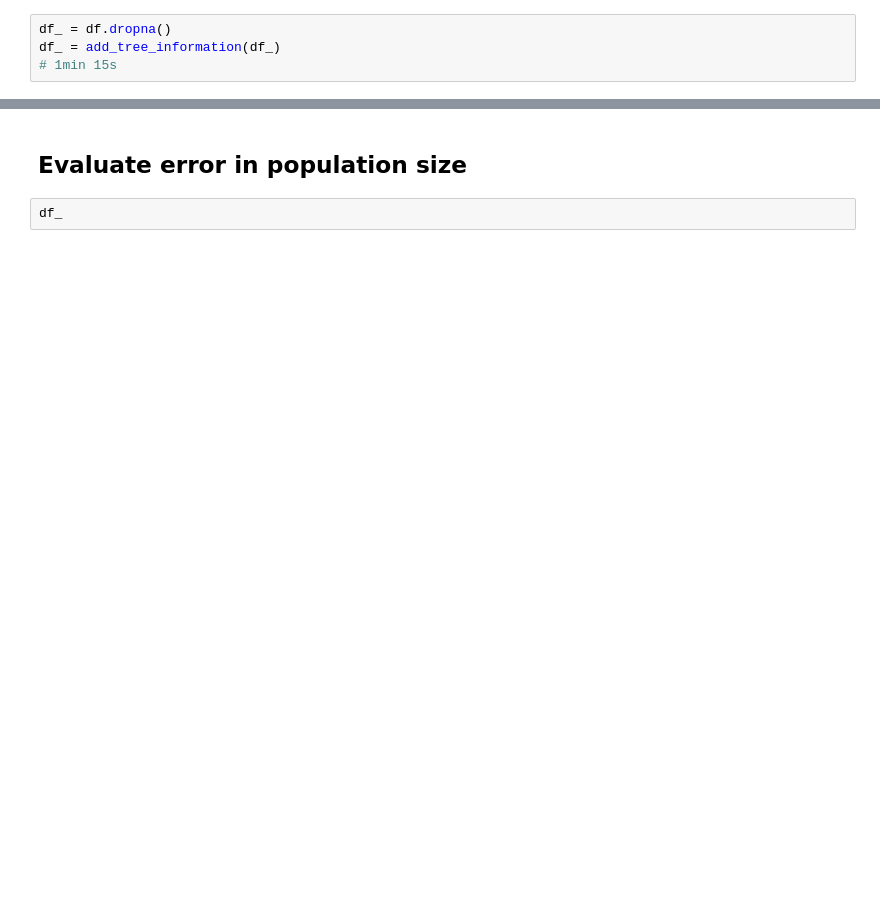
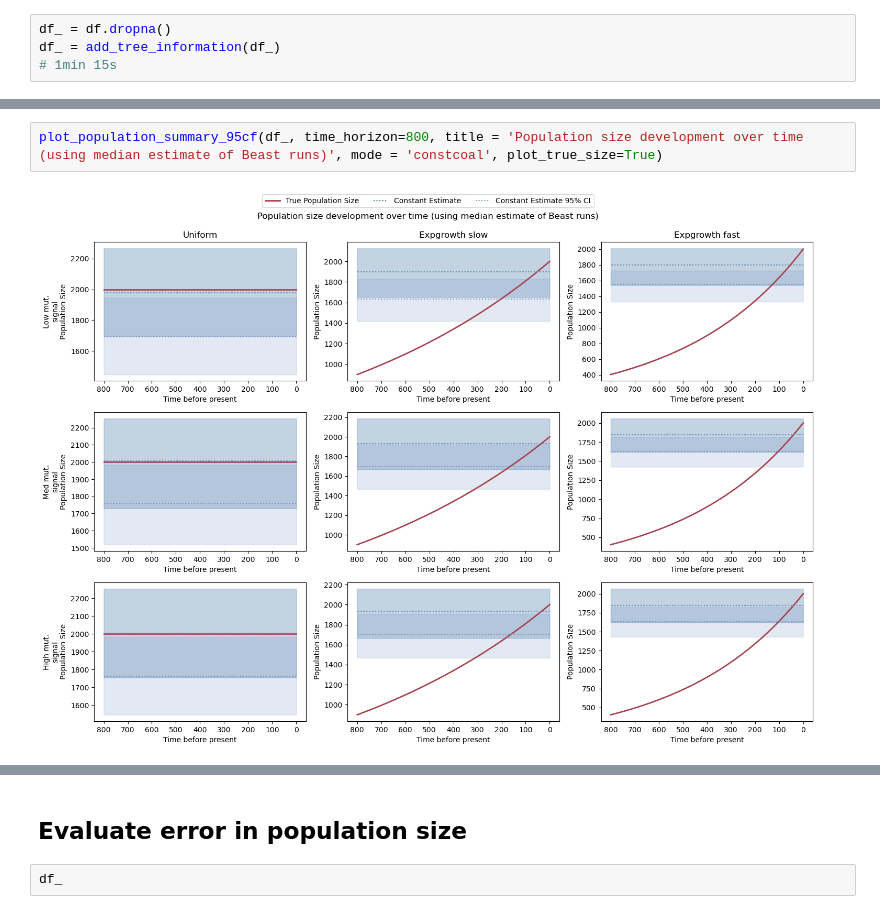
Before and after one commit to marie3003/BESP_paper-analyses, a Jupyter notebook: workflows/evaluate_populationsize.ipynb, the cells around one changed output, grey strips where cells are left out. Saved outputs shown, nothing was run; the diff lists cells and outputs as text; blank space fills up the shorter version.

```diff
--- a/workflows/evaluate_populationsize.ipynb
+++ b/workflows/evaluate_populationsize.ipynb
@@ -240 +130,5 @@ def plot_summary_population_grid(path_info_df, num_groups=10, burnin=0.1, time_h
+# %%
+plot_population_summary_95cf(df_, time_horizon=800, title = 'Population size development over time (using median estimate of Beast runs)', mode = 'constcoal', plot_true_size=True)
+# %% [output]
+[figure, added]
 # %%
```
Also changed, not shown: parts of 11 cells of this notebook, 4 other files.
